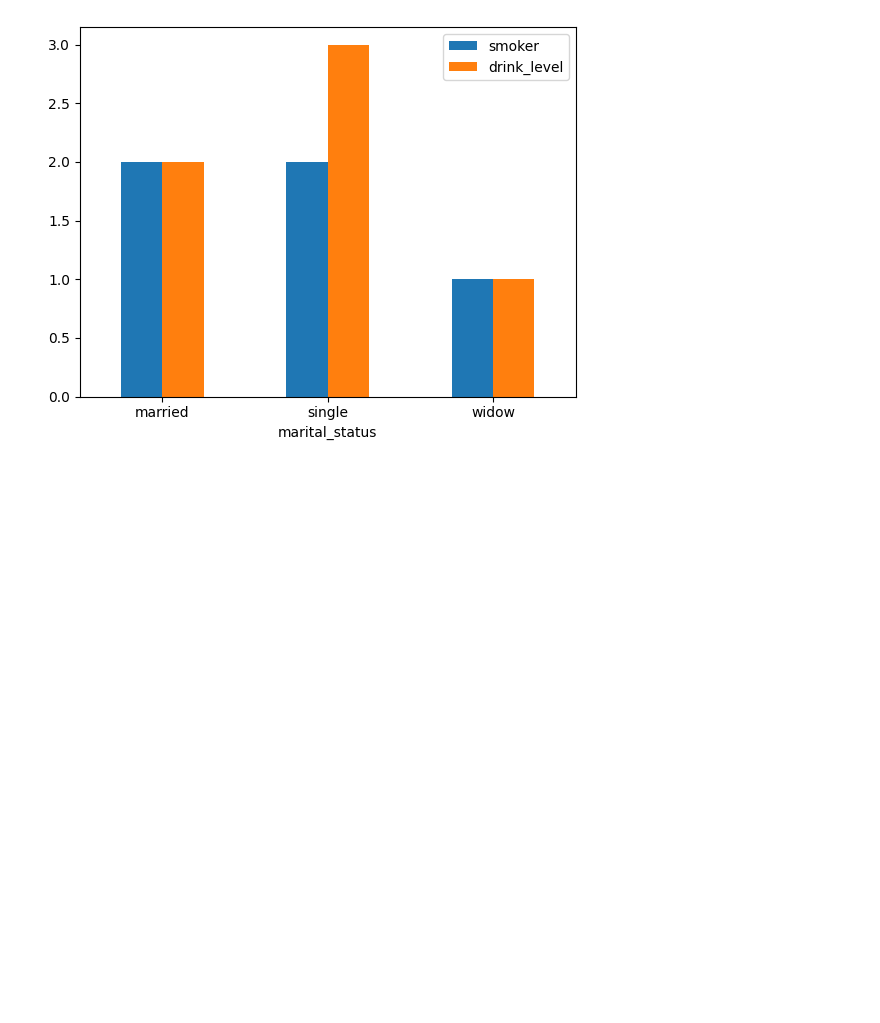
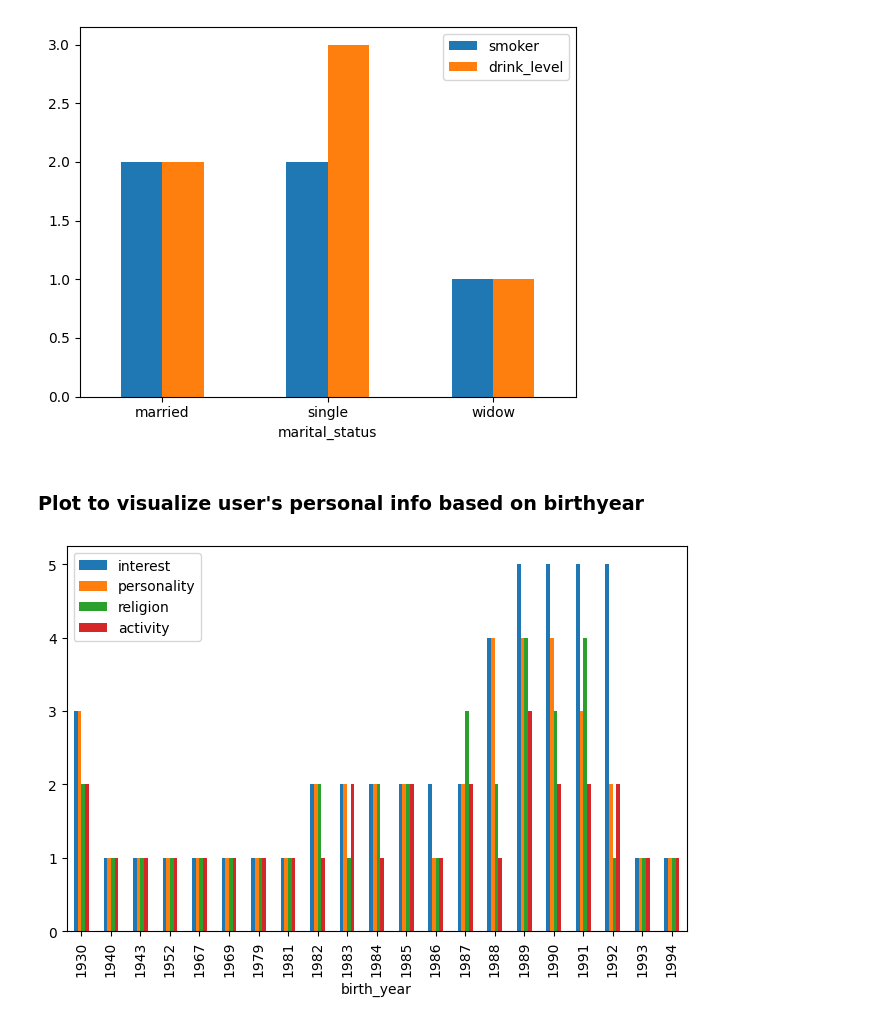
Before and after one commit to dpulivar/Restaurant_Recommendation_System_Group_3_DSML_IST5520, a Jupyter notebook: Milestone2/Restaurant_Reviews_Based_Recommendation_System_Group_3_Milestone2.ipynb, the cells around one changed output. Saved outputs shown, nothing was run; the diff lists cells and outputs as text; code cells hidden in the pictures; blank space fills up the shorter version.

```diff
--- a/Milestone2/Restaurant_Reviews_Based_Recommendation_System_Group_3_Milestone2.ipynb
+++ b/Milestone2/Restaurant_Reviews_Based_Recommendation_System_Group_3_Milestone2.ipynb
@@ -772,3 +772,9 @@ user_profile
 user_profile.groupby('marital_status')['smoker','drink_level'].nunique().plot.bar(rot=0);
 # %% [output]
 [figure]
+# %% [markdown]
+<h3> Plot to visualize user's personal info based on birthyear </h3>
+# %%
+user_profile_plt=user_profile.groupby('birth_year')['interest','personality','religion','activity'].nunique().plot.bar(figsize=(8, 5))
+# %% [output]
+[figure, added]
```
Also changed, not shown: parts of 81 cells of this notebook.
